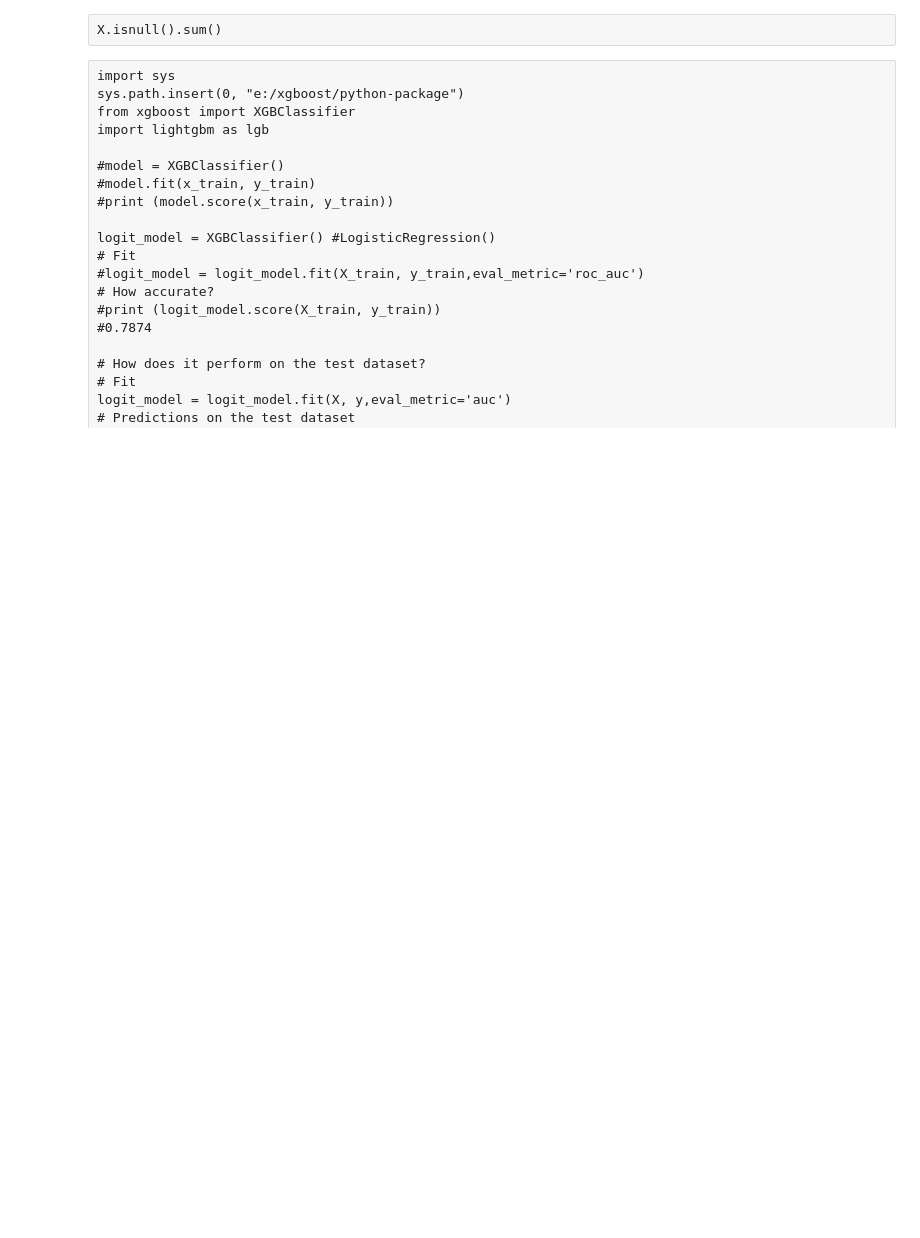
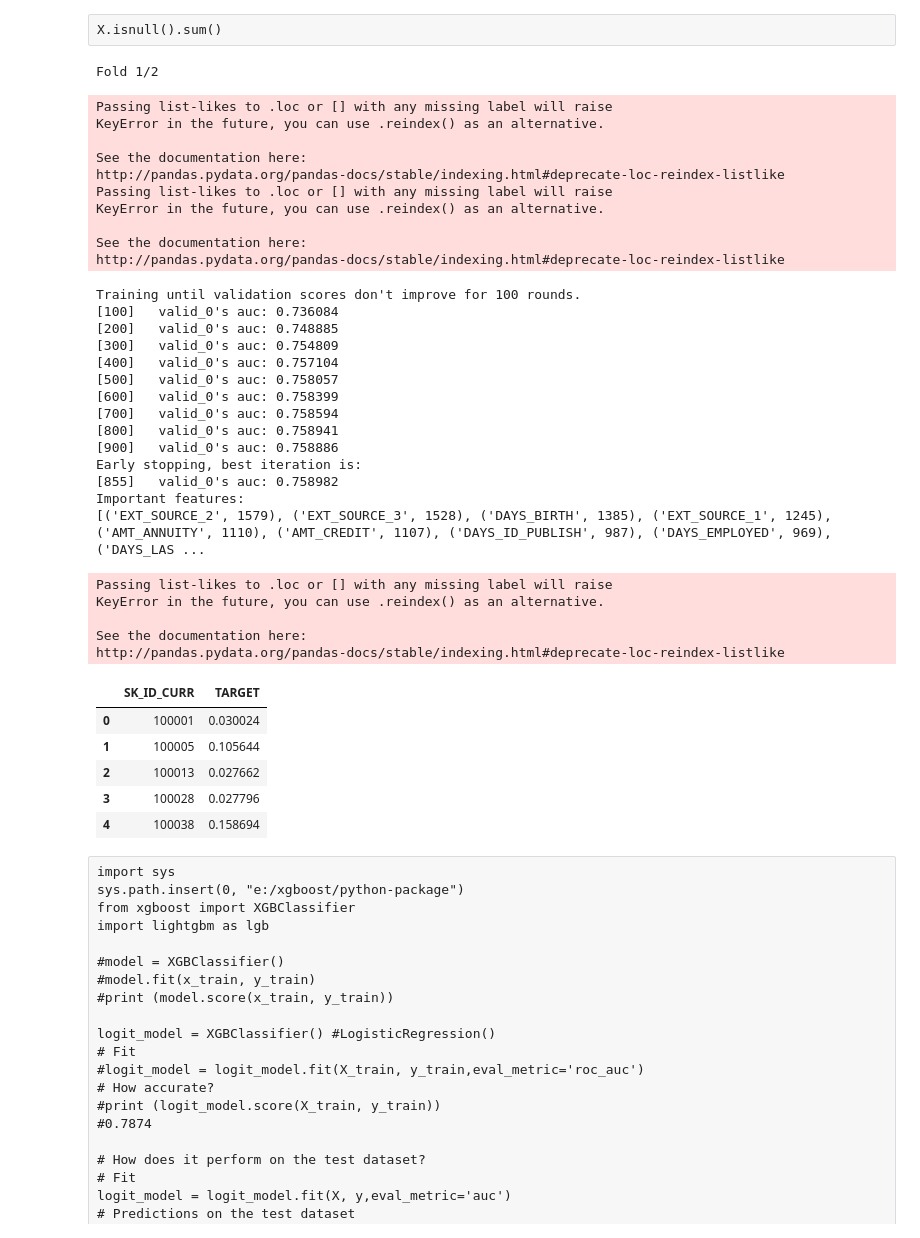
Before and after one commit to dschwalm/kaggle, a Jupyter notebook: home-credit-default-risk/home-credit-default-risk.ipynb, the cells around one changed output. Drawn from its saved outputs; the diff is of its cells as text; code cells hidden in the pictures; blank space fills up the shorter version.

```diff
--- a/home-credit-default-risk/home-credit-default-risk.ipynb
+++ b/home-credit-default-risk/home-credit-default-risk.ipynb
@@ -178,7 +258,7 @@ train['INCOME_PER_CAPITA'] = train['AMT_INCOME_TOTAL'] / train['CNT_FAM_MEMBERS'
 test['INCOME_PER_CAPITA'] = test['AMT_INCOME_TOTAL'] / test['CNT_FAM_MEMBERS']
 # %%
 # fill null with mean for _1, _2, _3
-mean1 = train['EXT_SOURCE_1'].mean()
+'''mean1 = train['EXT_SOURCE_1'].mean()
 mean2 = train['EXT_SOURCE_2'].mean()
 mean3 = train['EXT_SOURCE_3'].mean()
 train['EXT_SOURCE_1'].fillna(mean1,inplace=True)
@@ -186,7 +266,13 @@ train['EXT_SOURCE_2'].fillna(mean2,inplace=True)
 train['EXT_SOURCE_3'].fillna(mean3,inplace=True)
 test['EXT_SOURCE_1'].fillna(mean1,inplace=True)
 test['EXT_SOURCE_2'].fillna(mean2,inplace=True)
-test['EXT_SOURCE_3'].fillna(mean3,inplace=True)
+test['EXT_SOURCE_3'].fillna(mean3,inplace=True)'''
+train['EXT_SOURCE_1'].fillna(0,inplace=True)
+train['EXT_SOURCE_2'].fillna(0,inplace=True)
+train['EXT_SOURCE_3'].fillna(0,inplace=True)
+test['EXT_SOURCE_1'].fillna(0,inplace=True)
+test['EXT_SOURCE_2'].fillna(0,inplace=True)
+test['EXT_SOURCE_3'].fillna(0,inplace=True)
 # %%
 # fill with mean all _AVG, _MEDI, _MODE
 for col in train.columns.tolist():
@@ -307,34 +397,71 @@ for train_index, valid_index in kf.split(X):
 
     p = model.predict(X.loc[valid_index], num_iteration=model.best_iteration)
     #auc = roc_auc_score(y.loc[valid_index], p)
 
     #print('{} AUC: {}'.format(cnt, auc))
 
     p = model.predict(X_test, num_iteration=model.best_iteration)
     if len(p_buf) == 0:
         p_buf = np.array(p)
     else:
         p_buf += np.array(p)
     #auc_buf.append(auc)
 
     cnt += 1
     if cnt > 0: # Comment this to run several folds
-        pass
+        break
 
     del model
     gc.collect
 
 #auc_mean = np.mean(auc_buf)
 #auc_std = np.std(auc_buf)
 #print('AUC = {:.6f} +/- {:.6f}'.format(auc_mean, auc_std))
 
 preds = p_buf/cnt
 
 subm = pd.DataFrame()
 subm['SK_ID_CURR'] = test['SK_ID_CURR']
 subm['TARGET'] = preds
 subm.to_csv('home-default-risk_lgbm.csv', index=False,quoting=csv.QUOTE_NONNUMERIC)
 subm.head()
+# %% [output]
+Fold 1/2
+Passing list-likes to .loc or [] with any missing label will raise
+KeyError in the future, you can use .reindex() as an alternative.
+
+See the documentation here:
+http://pandas.pydata.org/pandas-docs/stable/indexing.html#deprecate-loc-reindex-listlike
+Passing list-likes to .loc or [] with any missing label will raise
+KeyError in the future, you can use .reindex() as an alternative.
+
+See the documentation here:
+http://pandas.pydata.org/pandas-docs/stable/indexing.html#deprecate-loc-reindex-listlike
+Training until validation scores don't improve for 100 rounds.
+[100]   valid_0's auc: 0.736084
+[200]   valid_0's auc: 0.748885
+[300]   valid_0's auc: 0.754809
+[400]   valid_0's auc: 0.757104
+[500]   valid_0's auc: 0.758057
+[600]   valid_0's auc: 0.758399
+[700]   valid_0's auc: 0.758594
+[800]   valid_0's auc: 0.758941
+[900]   valid_0's auc: 0.758886
+Early stopping, best iteration is:
+[855]   valid_0's auc: 0.758982
+Important features:
+[('EXT_SOURCE_2', 1579), ('EXT_SOURCE_3', 1528), ('DAYS_BIRTH', 1385), ('EXT_SOURCE_1', 1245), ('AMT_ANNUITY', 1110), ('AMT_CREDIT', 1107), ('DAYS_ID_PUBLISH', 987), ('DAYS_EMPLOYED', 969), ('DAYS_LAS ...
+Passing list-likes to .loc or [] with any missing label will raise
+KeyError in the future, you can use .reindex() as an alternative.
+
+See the documentation here:
+http://pandas.pydata.org/pandas-docs/stable/indexing.html#deprecate-loc-reindex-listlike
+|  | SK_ID_CURR | TARGET |
+| 0 | 100001 | 0.030024 |
+| 1 | 100005 | 0.105644 |
+| 2 | 100013 | 0.027662 |
+| 3 | 100028 | 0.027796 |
+| 4 | 100038 | 0.158694 |
 # %% [raw]
 import sys
 sys.path.insert(0, "e:/xgboost/python-package")
```
Also changed, not shown: parts of 13 cells of this notebook.
